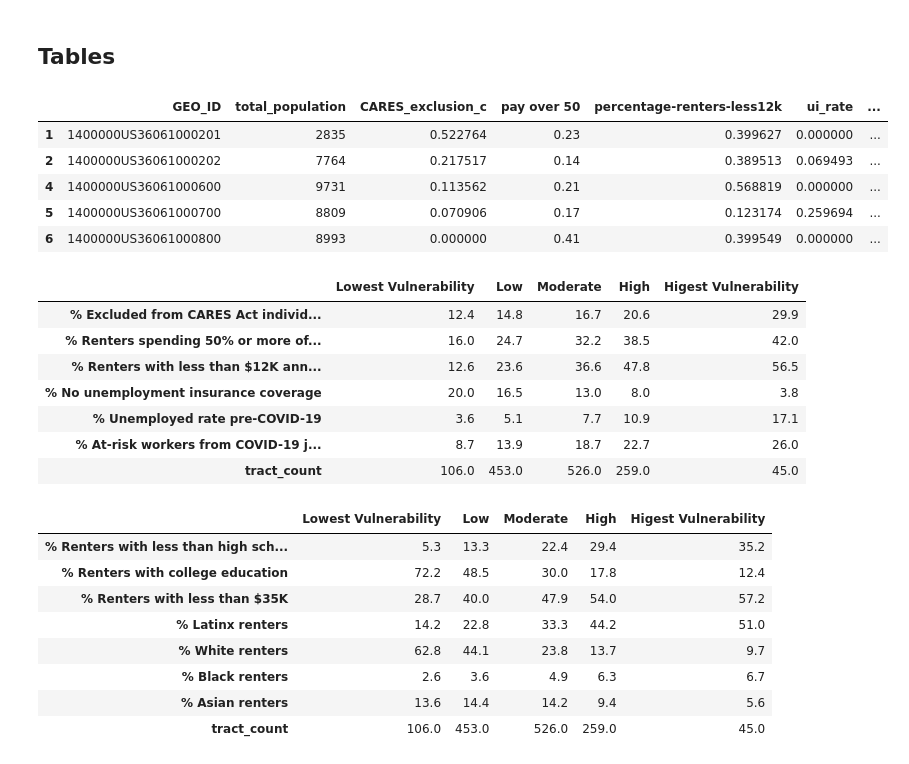
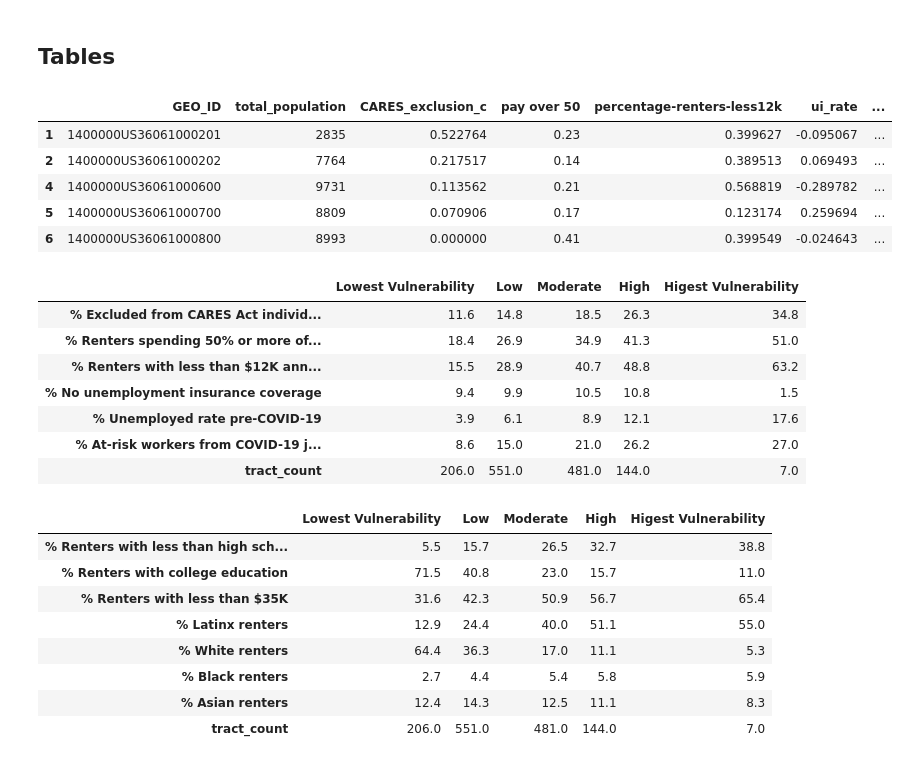
Before and after one commit to community-insight-impact/cvi_ucla_partnership, a Jupyter notebook: notebooks/Census_plots_NY.ipynb, the cells around one changed output. Saved outputs shown, nothing was run; the diff lists cells and outputs as text; code cells hidden in the pictures.

```diff
--- a/notebooks/Census_plots_NY.ipynb
+++ b/notebooks/Census_plots_NY.ipynb
@@ -126,19 +126,18 @@ fig.savefig('../output/RVI_pie.png', bbox_inches = 'tight')
 # %%
 cols = ['GEO_ID','total_population','CARES_exclusion_c','pay over 50','percentage-renters-less12k','ui_rate',
        'unemployment rate','Risk of Job Displacement','RVI']
 demo_col = ['non_high_school_per', 'college_per', 'rent_35','latinx', 'white', 'black', 'asian']
 
 rvi_table= rvi.loc[rvi.include==1,cols+demo_col]
-rvi_table['ui_rate'] = 1 - rvi_table['ui_rate']
 rvi_table['unemployment rate'] = rvi_table['unemployment rate'] / 100
 rvi_table.head()
 # %% [output]
 |  | GEO_ID | total_population | CARES_exclusion_c | pay over 50 | percentage-renters-less12k | ui_rate | ... |
-| 1 | 1400000US36061000201 | 2835 | 0.522764 | 0.23 | 0.399627 | 0.000000 | ... |
+| 1 | 1400000US36061000201 | 2835 | 0.522764 | 0.23 | 0.399627 | -0.095067 | ... |
 | 2 | 1400000US36061000202 | 7764 | 0.217517 | 0.14 | 0.389513 | 0.069493 | ... |
-| 4 | 1400000US36061000600 | 9731 | 0.113562 | 0.21 | 0.568819 | 0.000000 | ... |
+| 4 | 1400000US36061000600 | 9731 | 0.113562 | 0.21 | 0.568819 | -0.289782 | ... |
 | 5 | 1400000US36061000700 | 8809 | 0.070906 | 0.17 | 0.123174 | 0.259694 | ... |
-| 6 | 1400000US36061000800 | 8993 | 0.000000 | 0.41 | 0.399549 | 0.000000 | ... |
+| 6 | 1400000US36061000800 | 8993 | 0.000000 | 0.41 | 0.399549 | -0.024643 | ... |
 # %%
 # Table 2. Components of Renter Vulnerability Index
 component_rename = {'CARES_exclusion_c': '% Excluded from CARES Act individual rebate',
@@ -153,13 +152,13 @@ component = component.T.rename(columns=rvi_rename).rename_axis(None, axis = 1)
 component
 # %% [output]
 |  | Lowest Vulnerability | Low | Moderate | High | Higest Vulnerability |
-| % Excluded from CARES Act individ... | 12.4 | 14.8 | 16.7 | 20.6 | 29.9 |
-| % Renters spending 50% or more of... | 16.0 | 24.7 | 32.2 | 38.5 | 42.0 |
-| % Renters with less than $12K ann... | 12.6 | 23.6 | 36.6 | 47.8 | 56.5 |
-| % No unemployment insurance coverage | 20.0 | 16.5 | 13.0 | 8.0 | 3.8 |
-| % Unemployed rate pre-COVID-19 | 3.6 | 5.1 | 7.7 | 10.9 | 17.1 |
-| % At-risk workers from COVID-19 j... | 8.7 | 13.9 | 18.7 | 22.7 | 26.0 |
-| tract_count | 106.0 | 453.0 | 526.0 | 259.0 | 45.0 |
+| % Excluded from CARES Act individ... | 11.6 | 14.8 | 18.5 | 26.3 | 34.8 |
+| % Renters spending 50% or more of... | 18.4 | 26.9 | 34.9 | 41.3 | 51.0 |
+| % Renters with less than $12K ann... | 15.5 | 28.9 | 40.7 | 48.8 | 63.2 |
+| % No unemployment insurance coverage | 9.4 | 9.9 | 10.5 | 10.8 | 1.5 |
+| % Unemployed rate pre-COVID-19 | 3.9 | 6.1 | 8.9 | 12.1 | 17.6 |
+| % At-risk workers from COVID-19 j... | 8.6 | 15.0 | 21.0 | 26.2 | 27.0 |
+| tract_count | 206.0 | 551.0 | 481.0 | 144.0 | 7.0 |
 # %%
 # Table 3. Neighborhood Demographic and Socioeconomic Characteristics by Renter Vulnerability Index
 demo_rename = {'non_high_school_per': '% Renters with less than high school education',
@@ -176,11 +175,11 @@ demo = demo.T.rename(columns=rvi_rename).rename_axis(None, axis = 1)
 demo
 # %% [output]
 |  | Lowest Vulnerability | Low | Moderate | High | Higest Vulnerability |
-| % Renters with less than high sch... | 5.3 | 13.3 | 22.4 | 29.4 | 35.2 |
-| % Renters with college education | 72.2 | 48.5 | 30.0 | 17.8 | 12.4 |
-| % Renters with less than $35K | 28.7 | 40.0 | 47.9 | 54.0 | 57.2 |
-| % Latinx renters | 14.2 | 22.8 | 33.3 | 44.2 | 51.0 |
-| % White renters | 62.8 | 44.1 | 23.8 | 13.7 | 9.7 |
-| % Black renters | 2.6 | 3.6 | 4.9 | 6.3 | 6.7 |
-| % Asian renters | 13.6 | 14.4 | 14.2 | 9.4 | 5.6 |
-| tract_count | 106.0 | 453.0 | 526.0 | 259.0 | 45.0 |
+| % Renters with less than high sch... | 5.5 | 15.7 | 26.5 | 32.7 | 38.8 |
+| % Renters with college education | 71.5 | 40.8 | 23.0 | 15.7 | 11.0 |
+| % Renters with less than $35K | 31.6 | 42.3 | 50.9 | 56.7 | 65.4 |
+| % Latinx renters | 12.9 | 24.4 | 40.0 | 51.1 | 55.0 |
+| % White renters | 64.4 | 36.3 | 17.0 | 11.1 | 5.3 |
+| % Black renters | 2.7 | 4.4 | 5.4 | 5.8 | 5.9 |
+| % Asian renters | 12.4 | 14.3 | 12.5 | 11.1 | 8.3 |
+| tract_count | 206.0 | 551.0 | 481.0 | 144.0 | 7.0 |
```
Also changed, not shown: parts of 4 cells of this notebook, 3 other files.
